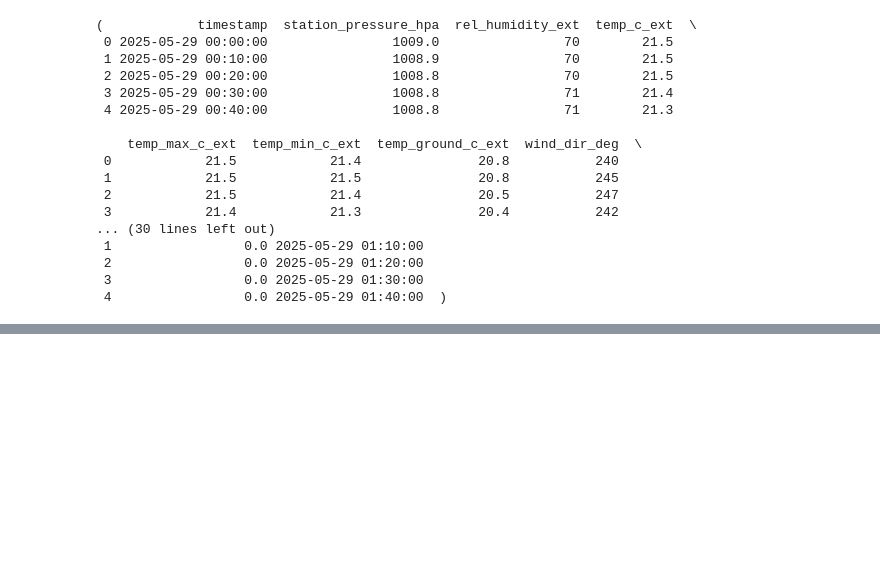
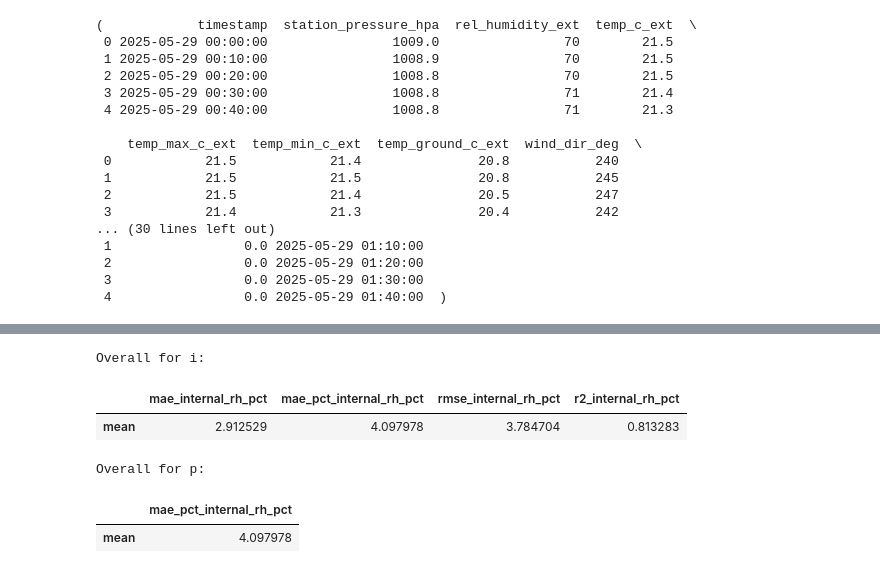
Before and after one commit to EliyahuEden/final_data_file, a Jupyter notebook: greenhouse_time_series_walkforward.ipynb, the cells around one changed output, grey strips where cells are left out. Drawn from its saved outputs; the diff is of its cells as text; code cells hidden in the pictures; blank space fills up the shorter version.

```diff
--- a/greenhouse_time_series_walkforward.ipynb
+++ b/greenhouse_time_series_walkforward.ipynb
@@ -671,0 +501,13 @@ Found 16 low-R2 runs: [0, 63, 65, 69, 70, 78, 80, 81, 83, 94, 95, 98, 99, 100, 1
+# %%
+for t in rh_target:
+    cols = [c for c in metrics_rh .columns if any(k in c for k in [f"mae_{t}", f"mae_pct_{t}", f"rmse_{t}", f"r2_{t}"])]
+    if cols:
+        print(f"\nOverall for {t}:")
+        display(metrics_rh [cols].mean().to_frame("mean").T)
+# %% [output]
+Overall for i:
+|  | mae_internal_rh_pct | mae_pct_internal_rh_pct | rmse_internal_rh_pct | r2_internal_rh_pct |
+| mean | 2.912529 | 4.097978 | 3.784704 | 0.813283 |
+Overall for p:
+|  | mae_pct_internal_rh_pct |
+| mean | 4.097978 |
```
Also changed, not shown: parts of 13 cells of this notebook.
